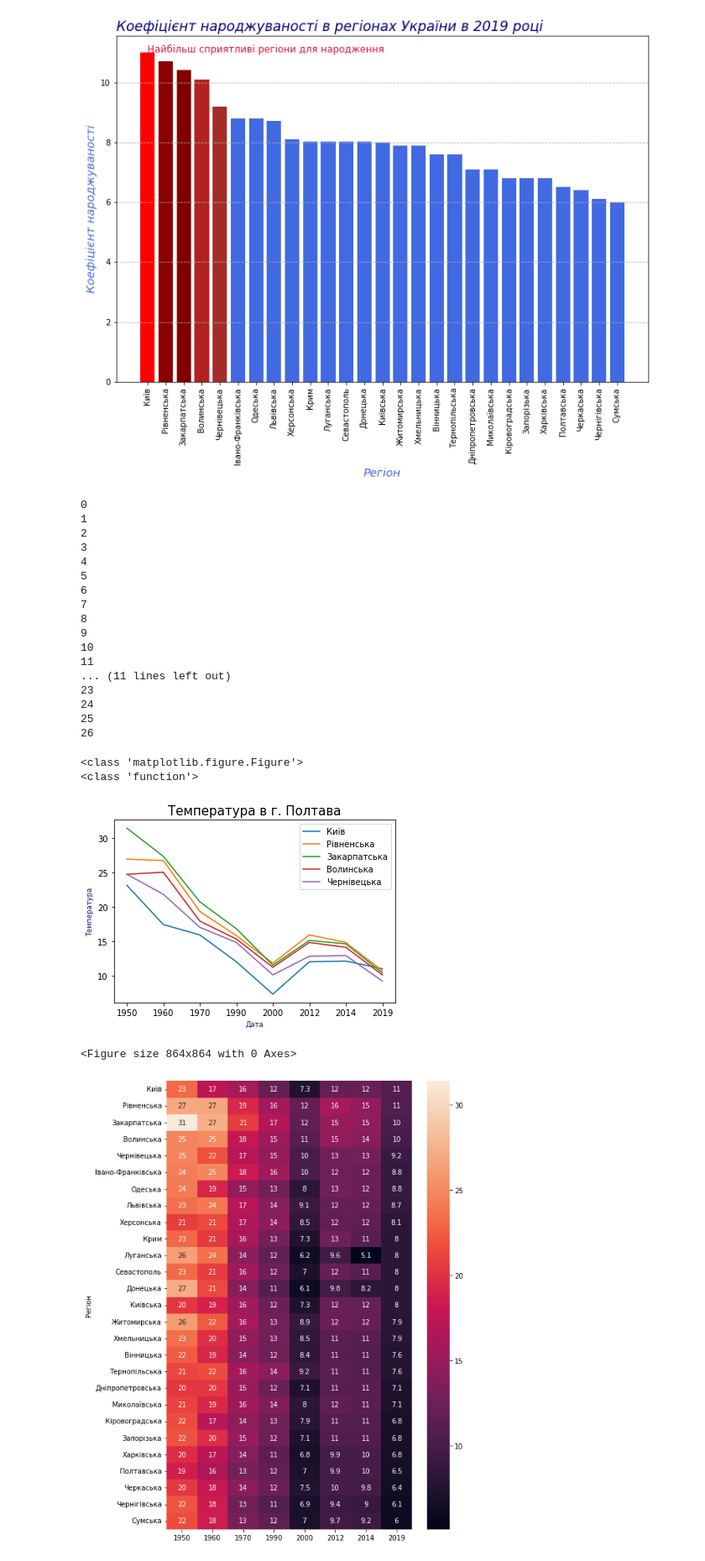
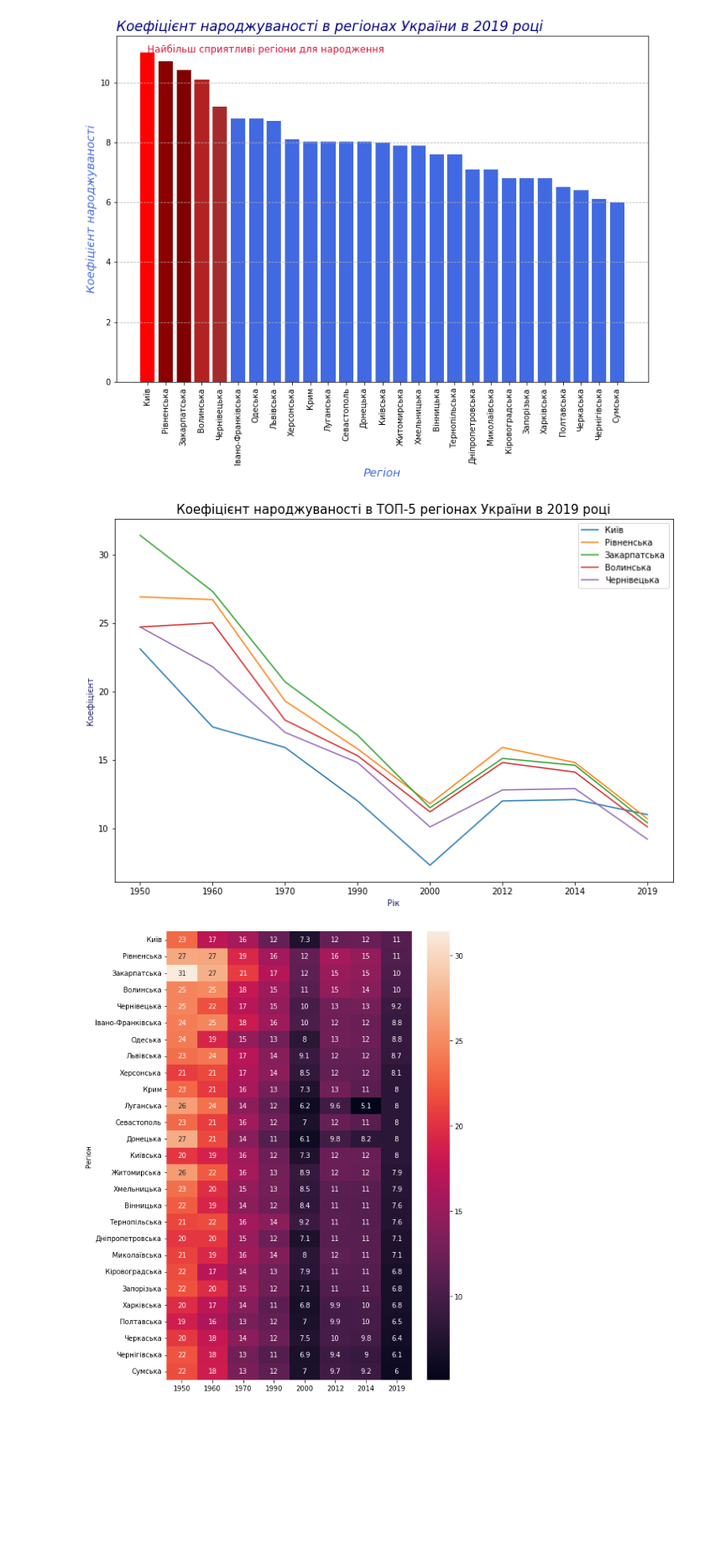
Before and after one commit to PavelStelmakhV/hw303-data-visualization, a Jupyter notebook: Hw2.1.ipynb, the cells around one changed output. Shown: that part at 84% size. Saved outputs shown, nothing was run; the diff lists cells and outputs as text; code cells hidden in the pictures; blank space fills up the shorter version.

```diff
--- a/Hw2.1.ipynb
+++ b/Hw2.1.ipynb
@@ -67,16 +68,8 @@ totalUkraine = df.iloc[27]
 df.drop([27], axis=0, inplace=True)
 # %% [markdown]
 8. Замените отсутствующие данные в столбцах средними значениями по этим столбцам (метод fillna)
-# %%
-df = df.fillna({'1950': df['1950'].mean(),
-                '1960': df['1960'].mean(),
-                '1970': df['1970'].mean(),
-                '1990': df['1990'].mean(),
-                '2000': df['2000'].mean(),
-                '2012': df['2012'].mean(),
-                '2014': df['2014'].mean(),
-                '2019': df['2019'].mean()
-                })
+# %%
+df.fillna({x: df[x].mean() for x in df.columns[1:]}, inplace=True)
 # %% [markdown]
 9. Получите список регионов, где уровень рождаемости в 2019 году был выше среднего по Украине
 # %%
@@ -130,51 +123,17 @@ plt.text('Київ', 11, 'Найбiльш сприятливi регiони дл
 plt.show()
 # %% [output]
 [figure]
-# %%
-for row in range(len(new_df)):
-  print(row)
-# %% [output]
-0
-1
-2
-3
-4
-5
-6
-7
-8
-9
-10
-11
-... (11 lines left out)
-23
-24
-25
-26
 # %%
-# print(new_df.iloc[0].tolist())
-# print(new_df.columns[1:])
-fig, axs = plt.subplots()
-fig.figsize=[12, 12]
-print(type(fig))
-print(type(plt.figure))
+fig, axs = plt.subplots(figsize=(12, 8))
 for row in range(5):
   axs.plot(new_df.columns[1:], new_df.iloc[row].tolist()[1:], label=new_df.iloc[row].tolist()[0])
-
-# axs.plot(new_df['Регіон'], new_df['2014'], label='2014')
-plt.xlabel('Дата', fontsize='small', color='midnightblue')
-plt.ylabel('Температура', fontsize='small', color='midnightblue')
-plt.title('Температура в г. Полтава', fontsize=15)
-# plt.text(date[0], 15, 'Осень достаточно теплая', color="blue")
+plt.xlabel('Рік', fontsize='medium', color='midnightblue')
+plt.ylabel('Коефіцієнт', fontsize='medium', color='midnightblue')
+plt.title('Коефіцієнт народжуваності в ТОП-5 регіонах України в 2019 році', fontsize=15)
 plt.legend()
-# plt.figure(figsize=(12, 12))
-fig.figsize=[12, 12]
 plt.show()
 # %% [output]
-<class 'matplotlib.figure.Figure'>
-<class 'function'>
-[figure, old version]
+[figure, new version]
-<Figure size 864x864 with 0 Axes>
 # %%
 import seaborn as sns
 plt.figure(figsize=(8, 12))
```
Also changed, not shown: parts of 1 cell of this notebook.
